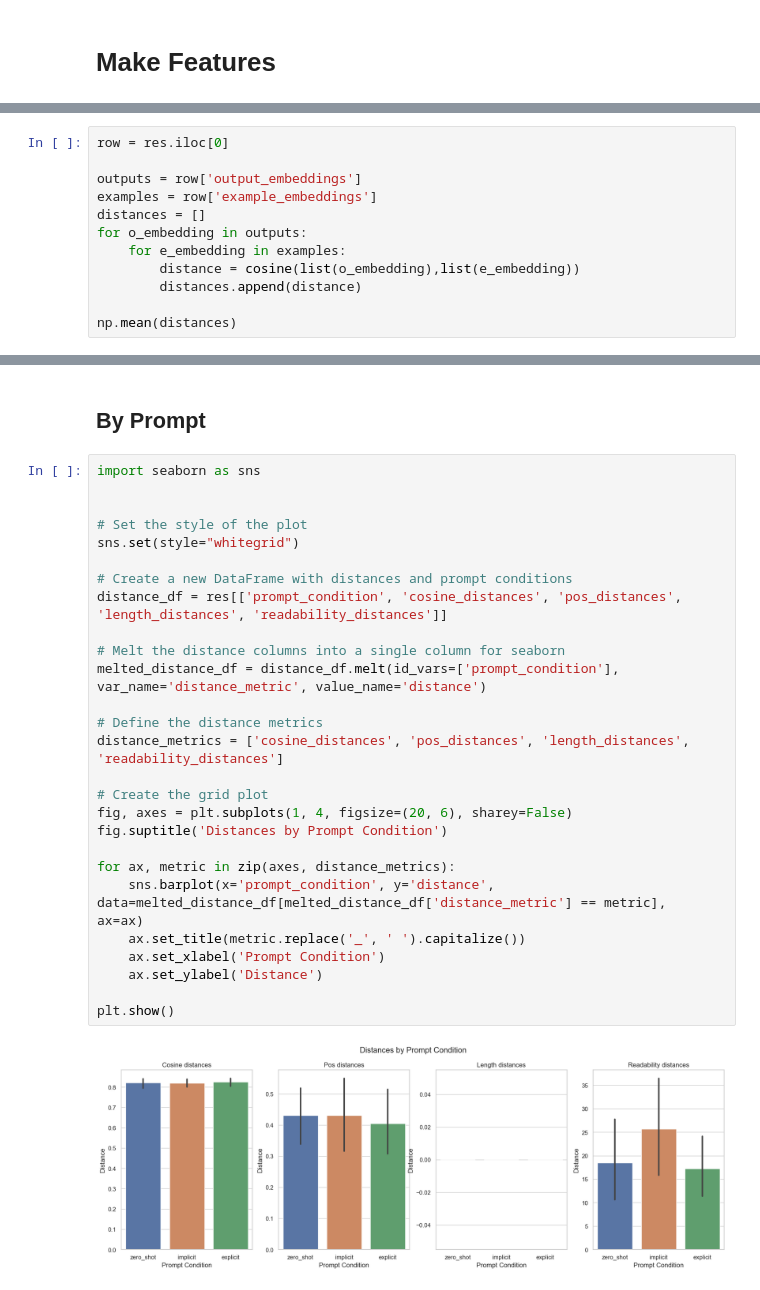
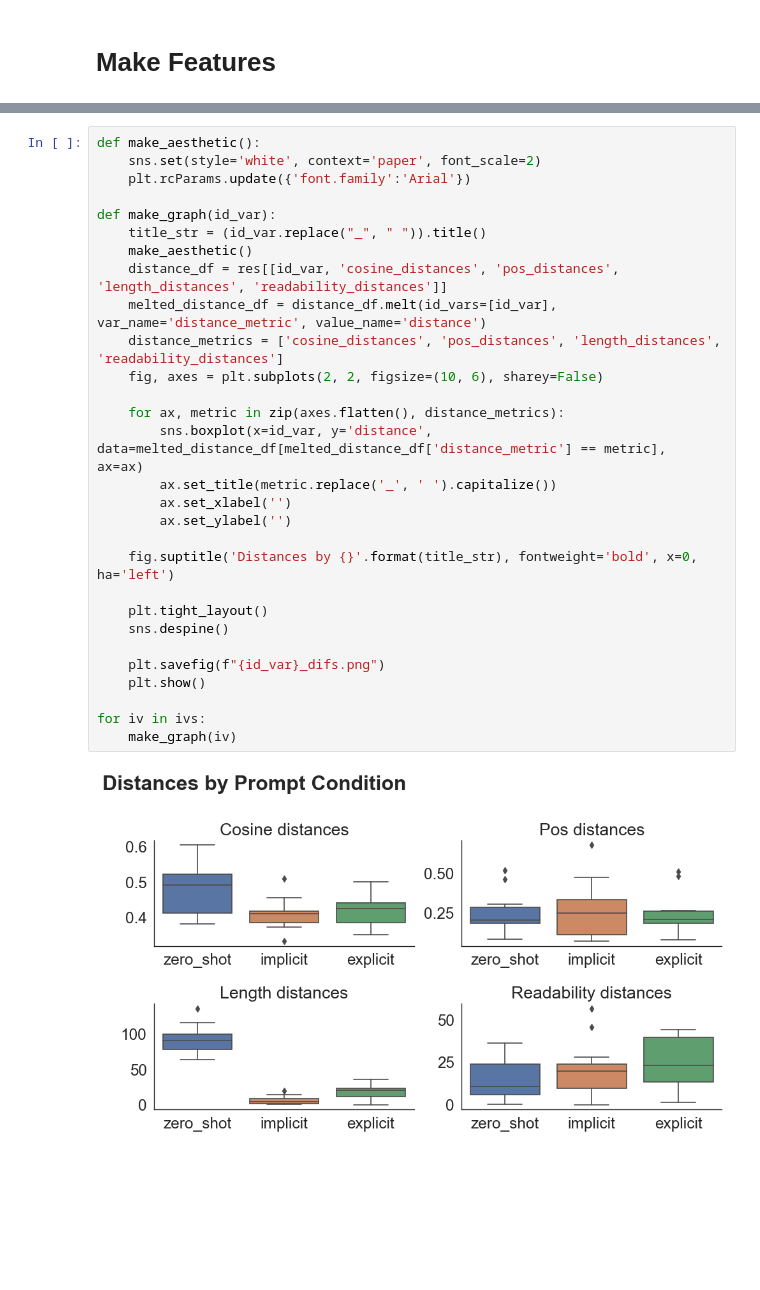
Before and after one commit to josh-ashkinaze/netcreate, a Jupyter notebook: scripts/prompt_analysis/prompt_analysis.ipynb, the cells around one changed output, grey strips where cells are left out. Cells and saved outputs as stored; diff of their text form; blank space fills up the shorter version.

Commit message:
update notebook of prompt analysis

```diff
--- a/scripts/prompt_analysis/prompt_analysis.ipynb
+++ b/scripts/prompt_analysis/prompt_analysis.ipynb
@@ -269,12 +280,0 @@ ps
-# %%
-row = res.iloc[0]
-
-outputs = row['output_embeddings']
-examples = row['example_embeddings']
-distances = []
-for o_embedding in outputs:
-    for e_embedding in examples:
-        distance = cosine(list(o_embedding),list(e_embedding))
-        distances.append(distance)
-
-np.mean(distances)
@@ -305,31 +367,31 @@ Name: 0, dtype: object
-# %% [markdown]
-## By Prompt
 # %%
-import seaborn as sns
+def make_aesthetic():
+    sns.set(style='white', context='paper', font_scale=2)
+    plt.rcParams.update({'font.family':'Arial'})
 
+def make_graph(id_var):
+    title_str = (id_var.replace("_", " ")).title()
+    make_aesthetic()
+    distance_df = res[[id_var, 'cosine_distances', 'pos_distances', 'length_distances', 'readability_distances']]
+    melted_distance_df = distance_df.melt(id_vars=[id_var], var_name='distance_metric', value_name='distance')
+    distance_metrics = ['cosine_distances', 'pos_distances', 'length_distances', 'readability_distances']
+    fig, axes = plt.subplots(2, 2, figsize=(10, 6), sharey=False)
 
-# Set the style of the plot
-sns.set(style="whitegrid")
+    for ax, metric in zip(axes.flatten(), distance_metrics):
+        sns.boxplot(x=id_var, y='distance', data=melted_distance_df[melted_distance_df['distance_metric'] == metric],  ax=ax)
+        ax.set_title(metric.replace('_', ' ').capitalize())
+        ax.set_xlabel('')
+        ax.set_ylabel('')
 
-# Create a new DataFrame with distances and prompt conditions
-distance_df = res[['prompt_condition', 'cosine_distances', 'pos_distances', 'length_distances', 'readability_distances']]
+    fig.suptitle('Distances by {}'.format(title_str), fontweight='bold', x=0, ha='left')
 
-# Melt the distance columns into a single column for seaborn
-melted_distance_df = distance_df.melt(id_vars=['prompt_condition'], var_name='distance_metric', value_name='distance')
+    plt.tight_layout()
+    sns.despine()
 
-# Define the distance metrics
-distance_metrics = ['cosine_distances', 'pos_distances', 'length_distances', 'readability_distances']
+    plt.savefig(f"{id_var}_difs.png")
+    plt.show()
 
-# Create the grid plot
-fig, axes = plt.subplots(1, 4, figsize=(20, 6), sharey=False)
-fig.suptitle('Distances by Prompt Condition')
-
-for ax, metric in zip(axes, distance_metrics):
-    sns.barplot(x='prompt_condition', y='distance', data=melted_distance_df[melted_distance_df['distance_metric'] == metric],  ax=ax)
-    ax.set_title(metric.replace('_', ' ').capitalize())
-    ax.set_xlabel('Prompt Condition')
-    ax.set_ylabel('Distance')
-
-plt.show()
+for iv in ivs:
+    make_graph(iv)
 # %% [output]
-[figure, old version]
+[figure, new version]
```
Also changed, not shown: parts of 25 cells of this notebook.
